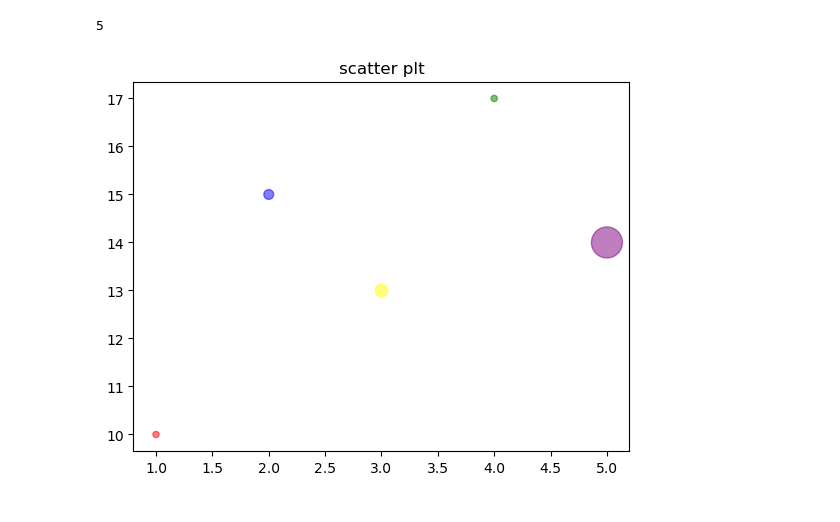
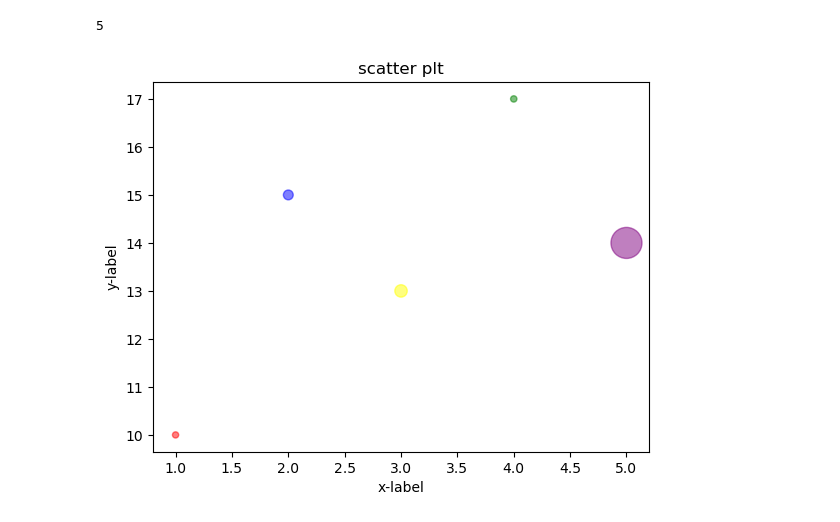
Before and after one commit to 4TUResearchData-Carpentries/gitautopush-sandbox, a Jupyter notebook: Python_day1.ipynb, the cells around one changed output. Saved outputs shown, nothing was run; the diff lists cells and outputs as text; code cells hidden in the pictures.

```diff
--- a/Python_day1.ipynb
+++ b/Python_day1.ipynb
@@ -384,9 +384,10 @@ len(y)
 # %%
 sizes=[20,50,80,21,500]
 colors=['red','blue','yellow','green','purple']
 plt.title('scatter plt')
-plt.xlabel()
+plt.xlabel('x-label')
+plt.ylabel('y-label')
 plt.scatter(x,y,s=sizes,c=colors,alpha=0.5)
 plt.show()
 # %% [output]
-[figure, old version]
+[figure, new version]
```
Also changed, not shown: parts of 1 cell of this notebook.
